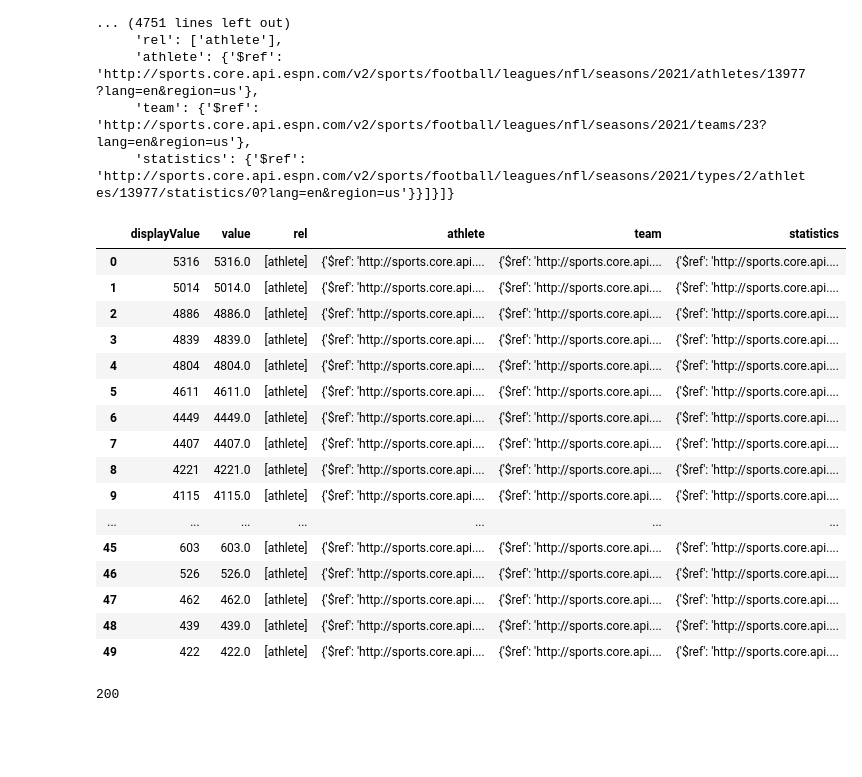
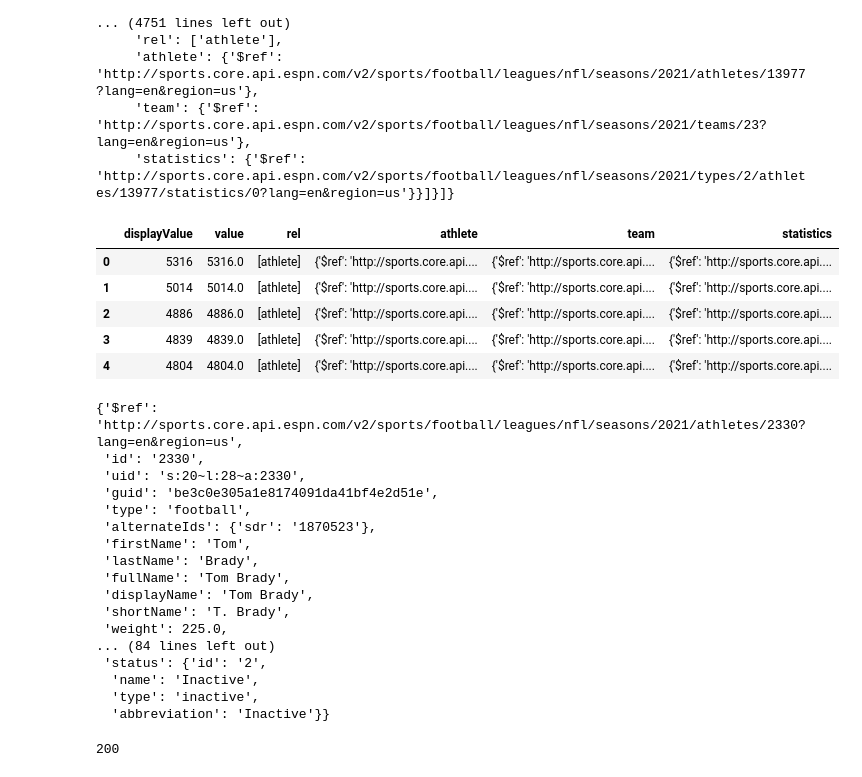
Before and after one commit to okennedyumd/INST414-Project, a Jupyter notebook: NFL_API_DATABASE.ipynb, the cells around one changed output. Saved outputs shown, nothing was run; the diff lists cells and outputs as text; code cells hidden in the pictures; blank space fills up the shorter version.

```diff
--- a/NFL_API_DATABASE.ipynb
+++ b/NFL_API_DATABASE.ipynb
@@ -150,26 +150,37 @@ resp2_obj
 # %%
 players2 = (resp2_obj['categories'][0]['leaders'])
 players3 = pd.DataFrame(players2)
 #players4 = players3[['value']].dropna()
-players3
+players3.head()
 # %% [output]
 |  | displayValue | value | rel | athlete | team | statistics |
 | 0 | 5316 | 5316.0 | [athlete] | {'$ref': 'http://sports.core.api.... | {'$ref': 'http://sports.core.api.... | {'$ref': 'http://sports.core.api.... |
 | 1 | 5014 | 5014.0 | [athlete] | {'$ref': 'http://sports.core.api.... | {'$ref': 'http://sports.core.api.... | {'$ref': 'http://sports.core.api.... |
 | 2 | 4886 | 4886.0 | [athlete] | {'$ref': 'http://sports.core.api.... | {'$ref': 'http://sports.core.api.... | {'$ref': 'http://sports.core.api.... |
 | 3 | 4839 | 4839.0 | [athlete] | {'$ref': 'http://sports.core.api.... | {'$ref': 'http://sports.core.api.... | {'$ref': 'http://sports.core.api.... |
 | 4 | 4804 | 4804.0 | [athlete] | {'$ref': 'http://sports.core.api.... | {'$ref': 'http://sports.core.api.... | {'$ref': 'http://sports.core.api.... |
-| 5 | 4611 | 4611.0 | [athlete] | {'$ref': 'http://sports.core.api.... | {'$ref': 'http://sports.core.api.... | {'$ref': 'http://sports.core.api.... |
-| 6 | 4449 | 4449.0 | [athlete] | {'$ref': 'http://sports.core.api.... | {'$ref': 'http://sports.core.api.... | {'$ref': 'http://sports.core.api.... |
-| 7 | 4407 | 4407.0 | [athlete] | {'$ref': 'http://sports.core.api.... | {'$ref': 'http://sports.core.api.... | {'$ref': 'http://sports.core.api.... |
-| 8 | 4221 | 4221.0 | [athlete] | {'$ref': 'http://sports.core.api.... | {'$ref': 'http://sports.core.api.... | {'$ref': 'http://sports.core.api.... |
-| 9 | 4115 | 4115.0 | [athlete] | {'$ref': 'http://sports.core.api.... | {'$ref': 'http://sports.core.api.... | {'$ref': 'http://sports.core.api.... |
-| ... | ... | ... | ... | ... | ... | ... |
-| 45 | 603 | 603.0 | [athlete] | {'$ref': 'http://sports.core.api.... | {'$ref': 'http://sports.core.api.... | {'$ref': 'http://sports.core.api.... |
-| 46 | 526 | 526.0 | [athlete] | {'$ref': 'http://sports.core.api.... | {'$ref': 'http://sports.core.api.... | {'$ref': 'http://sports.core.api.... |
-| 47 | 462 | 462.0 | [athlete] | {'$ref': 'http://sports.core.api.... | {'$ref': 'http://sports.core.api.... | {'$ref': 'http://sports.core.api.... |
-| 48 | 439 | 439.0 | [athlete] | {'$ref': 'http://sports.core.api.... | {'$ref': 'http://sports.core.api.... | {'$ref': 'http://sports.core.api.... |
-| 49 | 422 | 422.0 | [athlete] | {'$ref': 'http://sports.core.api.... | {'$ref': 'http://sports.core.api.... | {'$ref': 'http://sports.core.api.... |
+# %%
+tb = requests.get(players3['athlete'][0]['$ref'])
+tb2 = tb.json()
+tb2
+# %% [output]
+{'$ref': 'http://sports.core.api.espn.com/v2/sports/football/leagues/nfl/seasons/2021/athletes/2330?lang=en&region=us',
+ 'id': '2330',
+ 'uid': 's:20~l:28~a:2330',
+ 'guid': 'be3c0e305a1e8174091da41bf4e2d51e',
+ 'type': 'football',
+ 'alternateIds': {'sdr': '1870523'},
+ 'firstName': 'Tom',
+ 'lastName': 'Brady',
+ 'fullName': 'Tom Brady',
+ 'displayName': 'Tom Brady',
+ 'shortName': 'T. Brady',
+ 'weight': 225.0,
+... (84 lines left out)
+ 'status': {'id': '2',
+  'name': 'Inactive',
+  'type': 'inactive',
+  'abbreviation': 'Inactive'}}
 # %%
 resp3 = requests.get("https://sports.core.api.espn.com/v2/sports/football/leagues/nfl/seasons/2021/types/2/teams/1/statistics")
 resp3.status_code
```
Also changed, not shown: parts of 2 cells of this notebook.
